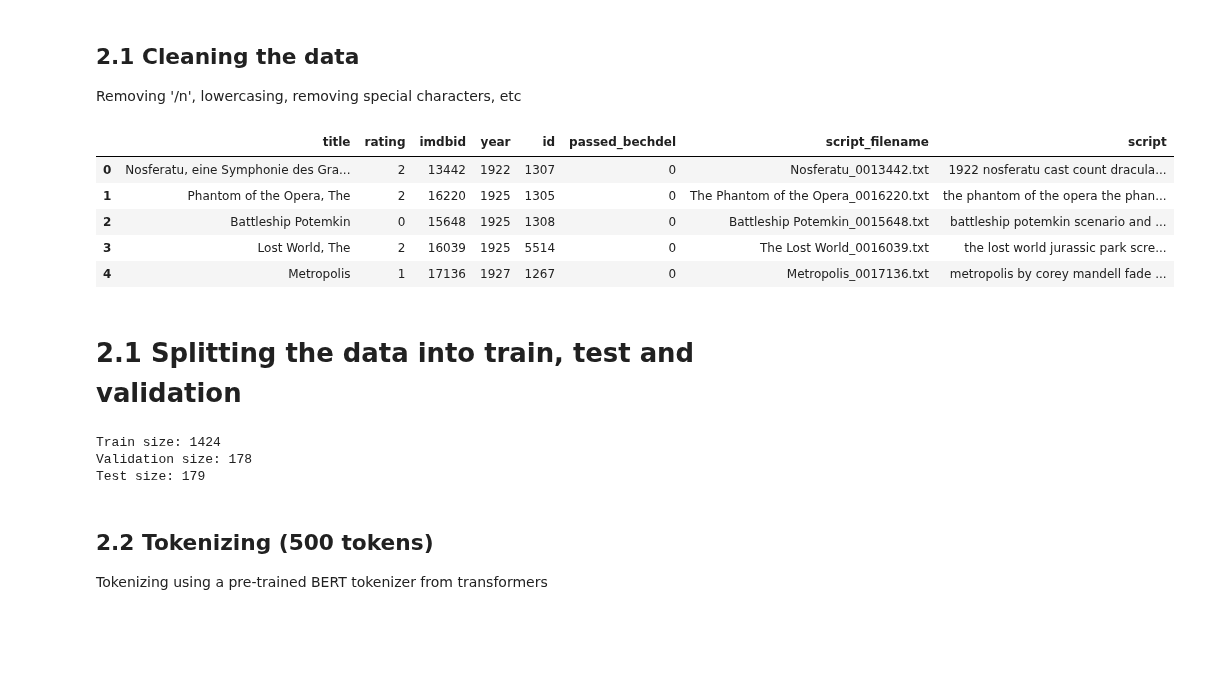
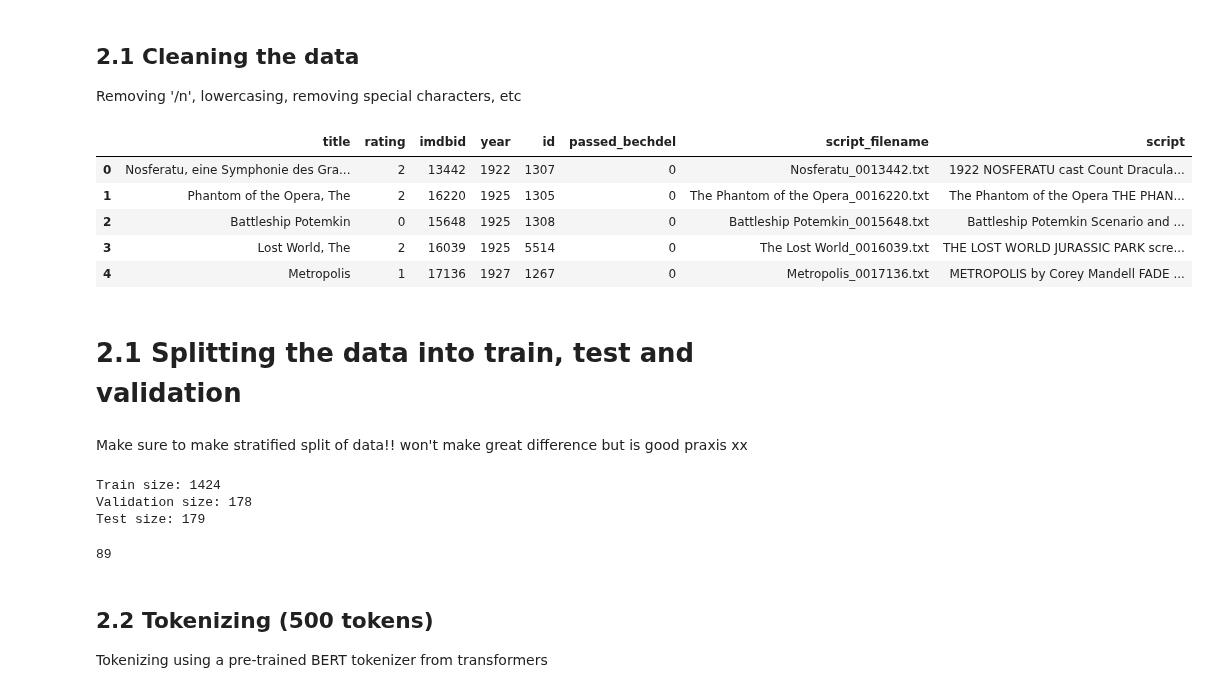
Before and after one commit to sigridbom/NLP_exam, a Jupyter notebook: 2_preprocessing/2_preprocessing.ipynb, the cells around one changed output. Cells and saved outputs as stored; diff of their text form; code cells hidden in the pictures; blank space fills up the shorter version.

```diff
--- a/2_preprocessing/2_preprocessing.ipynb
+++ b/2_preprocessing/2_preprocessing.ipynb
@@ -40,22 +40,24 @@ Removing '/n', lowercasing, removing special characters, etc
 # %%
 data["script"] = (
     data["script"]
     .str.replace(r'[^\w\s]', '', regex=True)  # Remove special characters
     .str.replace('\n', ' ')                   # Remove newlines
-    .str.lower()                             # Convert to lowercase - MAYBE DON'T?????
+#    .str.lower()                             # Convert to lowercase - MAYBE DON'T?????
     .str.replace(r'\s+', ' ', regex=True)    # Replace multiple spaces with a single space
     .str.strip()                             # Remove leading/trailing spaces
 )
 
 data.head()
 # %% [output]
 |  | title | rating | imdbid | year | id | passed_bechdel | script_filename | script |
-| 0 | Nosferatu, eine Symphonie des Gra... | 2 | 13442 | 1922 | 1307 | 0 | Nosferatu_0013442.txt | 1922 nosferatu cast count dracula... |
-| 1 | Phantom of the Opera, The | 2 | 16220 | 1925 | 1305 | 0 | The Phantom of the Opera_0016220.txt | the phantom of the opera the phan... |
-| 2 | Battleship Potemkin | 0 | 15648 | 1925 | 1308 | 0 | Battleship Potemkin_0015648.txt | battleship potemkin scenario and ... |
-| 3 | Lost World, The | 2 | 16039 | 1925 | 5514 | 0 | The Lost World_0016039.txt | the lost world jurassic park scre... |
-| 4 | Metropolis | 1 | 17136 | 1927 | 1267 | 0 | Metropolis_0017136.txt | metropolis by corey mandell fade ... |
+| 0 | Nosferatu, eine Symphonie des Gra... | 2 | 13442 | 1922 | 1307 | 0 | Nosferatu_0013442.txt | 1922 NOSFERATU cast Count Dracula... |
+| 1 | Phantom of the Opera, The | 2 | 16220 | 1925 | 1305 | 0 | The Phantom of the Opera_0016220.txt | The Phantom of the Opera THE PHAN... |
+| 2 | Battleship Potemkin | 0 | 15648 | 1925 | 1308 | 0 | Battleship Potemkin_0015648.txt | Battleship Potemkin Scenario and ... |
+| 3 | Lost World, The | 2 | 16039 | 1925 | 5514 | 0 | The Lost World_0016039.txt | THE LOST WORLD JURASSIC PARK scre... |
+| 4 | Metropolis | 1 | 17136 | 1927 | 1267 | 0 | Metropolis_0017136.txt | METROPOLIS by Corey Mandell FADE ... |
 # %% [markdown]
 # 2.1 Splitting the data into train, test and validation
+# %% [markdown]
+Make sure to make stratified split of data!! won't make great difference but is good praxis xx
 # %%
 # Step 1: Split the data into train and temp (validation+test) sets
@@ -72,5 +74,9 @@ print(f"Test size: {len(test_data)}")
 Train size: 1424
 Validation size: 178
 Test size: 179
+# %%
+sum(val_data['passed_bechdel'] ==  1) # checking
+# %% [output]
+89
 # %%
 # saving the test, train and val datasets
```
Also changed, not shown: parts of 2 cells of this notebook, 2 other files.
